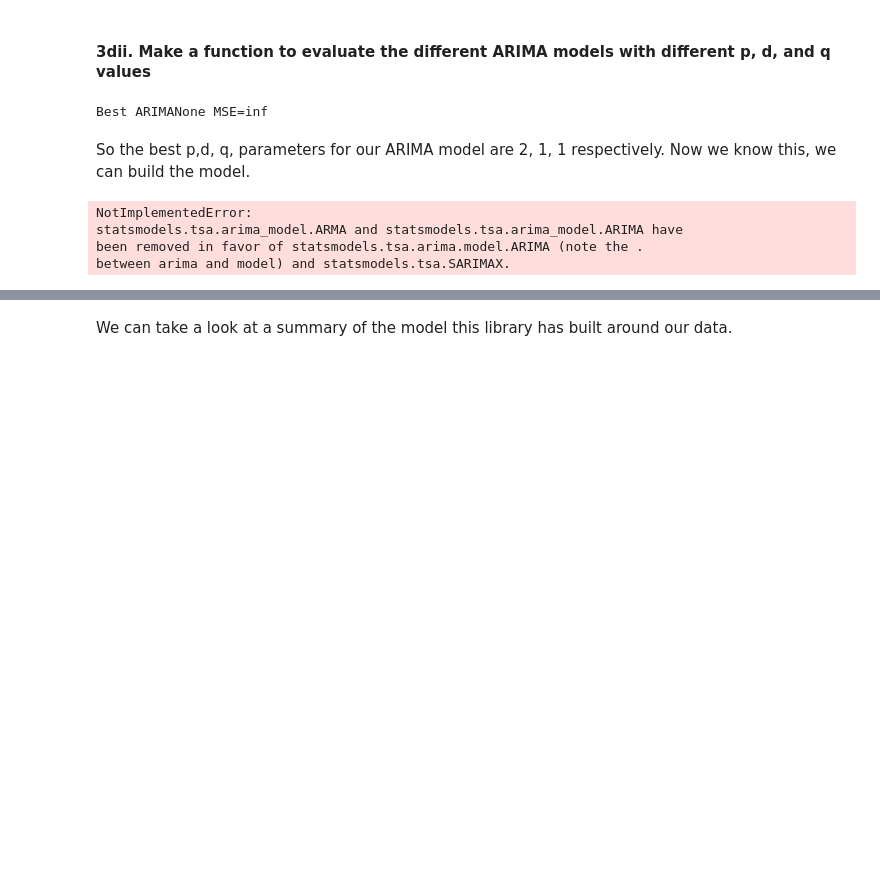
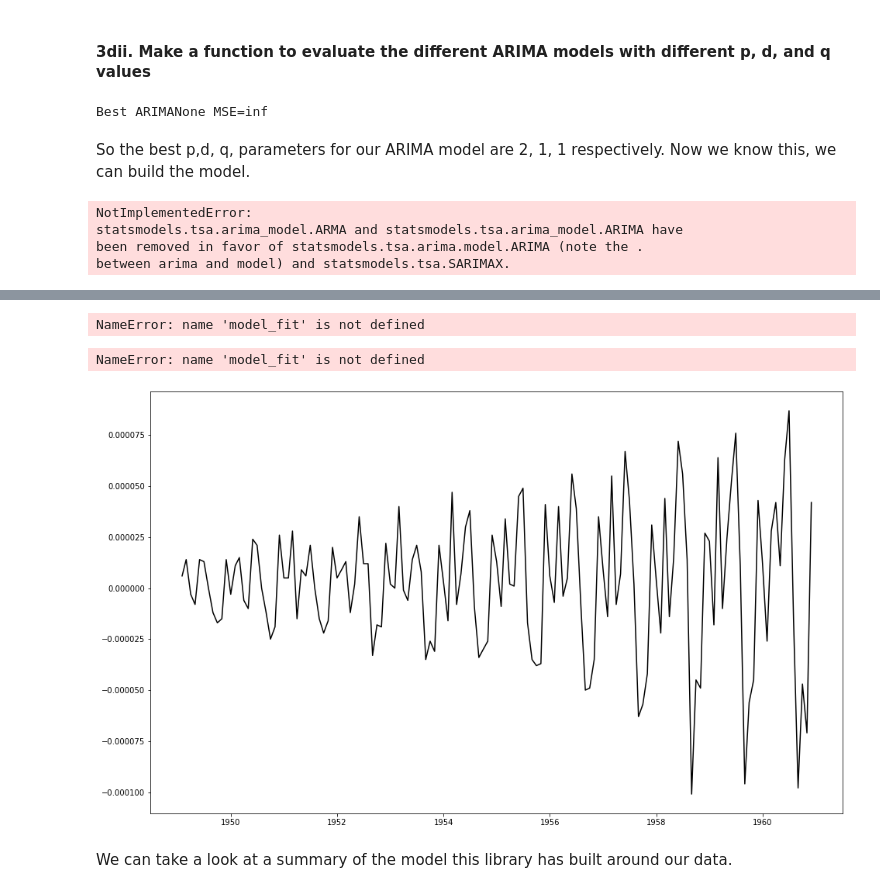
Before and after one commit to evanwmeeks/Springboard, a Jupyter notebook: Case Study - Cowboys and Cigarettes/Cowboy Cigarettes Case Study - Tier 3.ipynb, the cells around one changed output, grey strips where cells are left out. Cells and saved outputs as stored; diff of their text form; code cells hidden in the pictures; blank space fills up the shorter version.

```diff
--- a/Case Study - Cowboys and Cigarettes/Cowboy Cigarettes Case Study - Tier 3.ipynb
+++ b/Case Study - Cowboys and Cigarettes/Cowboy Cigarettes Case Study - Tier 3.ipynb
@@ -414,3 +411,16 @@ arima
+# %%
+model_fit.summary()
+# %% [output]
+NameError: name 'model_fit' is not defined
+# %%
+plt.figure(figsize=(16, 10))
+plt.plot(y_log.diff(), color='black', label='data')
+plt.plot(model_fit.predict(), color='blue', label='prediction')
+plt.title('Data vs. Prediction')
+plt.show()
+# %% [output]
+NameError: name 'model_fit' is not defined
+[figure, added]
 # %% [markdown]
 We can take a look at a summary of the model this library has built around our data.
 # %%
```
Also changed, not shown: parts of 9 cells of this notebook.
